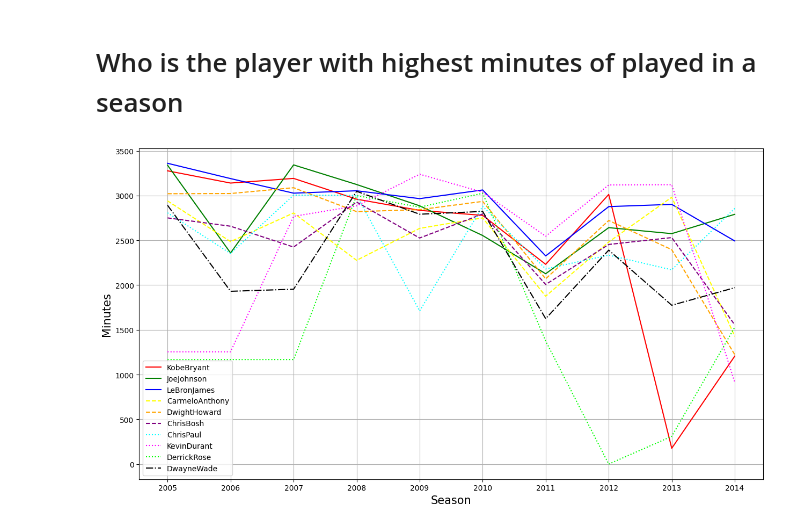
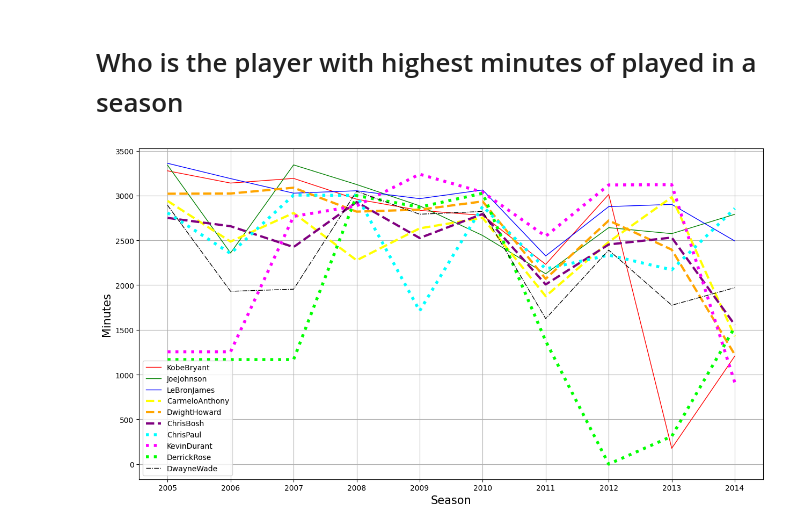
Before and after one commit to RyannKim327/Python-Programming-Compillation, a Jupyter notebook: Data Structures and Algorithm/Jupyter Notebook/basketball.ipynb, the cells around one changed output. Drawn from its saved outputs; the diff is of its cells as text; code cells hidden in the pictures.

```diff
--- a/Data Structures and Algorithm/Jupyter Notebook/basketball.ipynb
+++ b/Data Structures and Algorithm/Jupyter Notebook/basketball.ipynb
@@ -167,18 +167,18 @@ plt.show()
 # %%
 plt.figure(figsize=(15, 8))
 colors = ["red", "green", "blue", "yellow", "orange", "purple", "cyan", "magenta", "lime", "black"]
 line = ["-", "-", "-", "--", "--", "--", ":", ":", ":", "-."]
-widths = [2, 2, 2, 4, 4, 4, 6, 6,]
+widths = [1, 1, 1, 3, 3, 3, 4, 4, 4, 2]
 legends = []
 plt.xlabel("Season", fontsize=15)
 plt.ylabel("Minutes", fontsize=15)
 
 for i in range(len(minutes)):
-    legends.append(plt.Line2D(xdata=Seasons[i], ydata=minutes[i], color=colors[i], label=Players[i], linestyle=line[i]))
-    plt.plot(Seasons, minutes[i], color=colors[i], linestyle=line[i])
+    legends.append(plt.Line2D(xdata=Seasons[i], ydata=minutes[i], color=colors[i], label=Players[i], linestyle=line[i], lw=widths[i]))
+    plt.plot(Seasons, minutes[i], color=colors[i], linestyle=line[i], lw=widths[i])
 
 plt.legend(handles=legends)
 plt.grid()
 plt.show()
 # %% [output]
-[figure, old version]
+[figure, new version]
```
